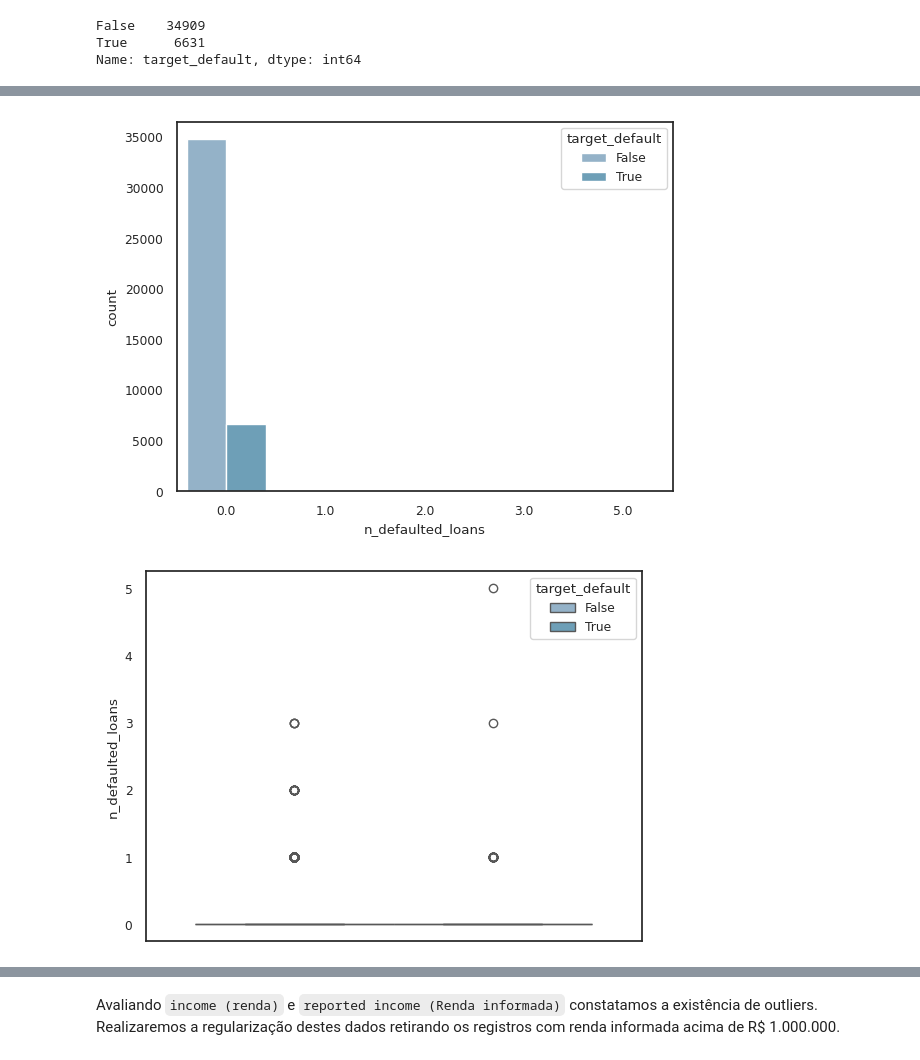
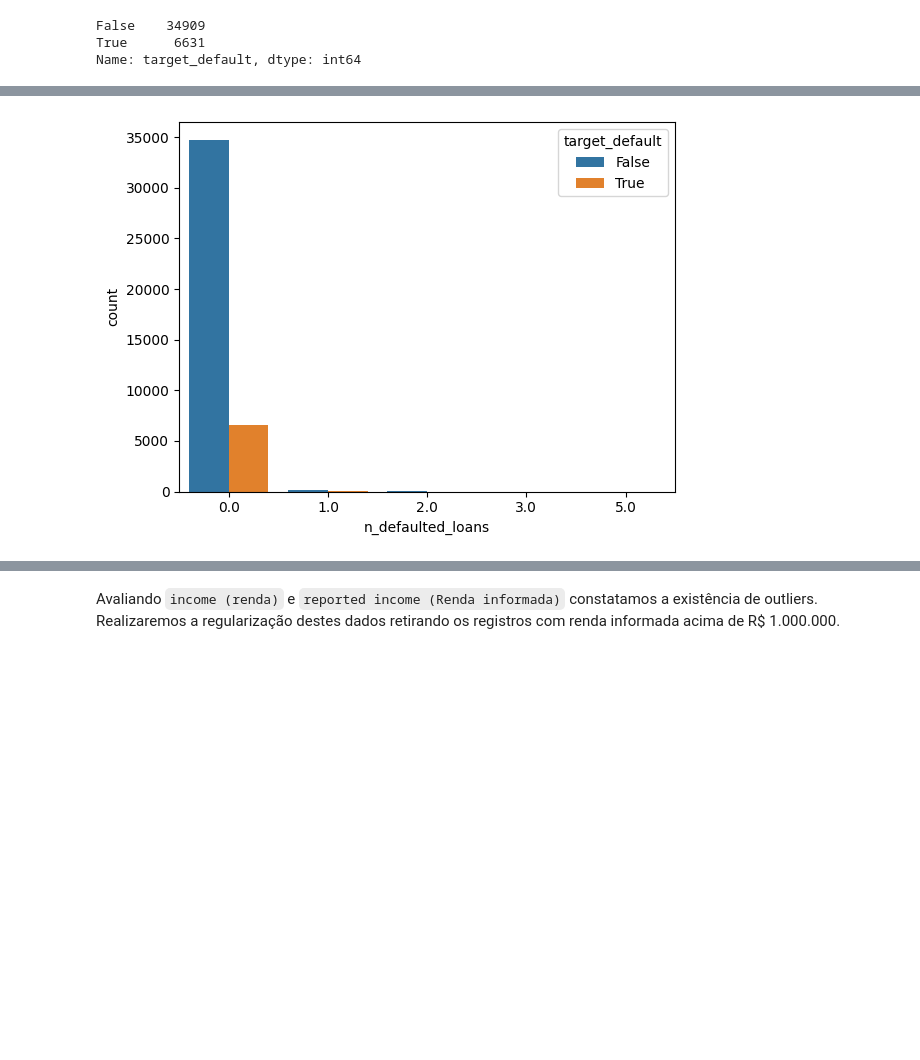
Before and after one commit to fayoshida/data-science, a Jupyter notebook: Credit_Scoring_Imbalanced/Risco_de_Crédito_Nubank.ipynb, the cells around one changed output, grey strips where cells are left out. Drawn from its saved outputs; the diff is of its cells as text; code cells hidden in the pictures; blank space fills up the shorter version.

```diff
--- a/Credit_Scoring_Imbalanced/Risco_de_Crédito_Nubank.ipynb
+++ b/Credit_Scoring_Imbalanced/Risco_de_Crédito_Nubank.ipynb
@@ -192,7 +213,16 @@ Analisando o resumo da estatística descritiva somos capazes de destacar algumas
 
 * Excluiremos registros que possuem valores nulos para `['n_bankruptcies', 'n_defaulted_loans','reported_income']`
 # %%
-#Removeremos valores inválidos para varíavel target.
+#Preencheremos valores 0 para nulos.
+
+df['last_amount_borrowed'].fillna(value=0, inplace=True)
+df['last_borrowed_in_months'].fillna(value=0, inplace=True)
+df['external_data_provider_credit_checks_last_year'].fillna(value=0, inplace=True)
+df['credit_limit'].fillna(value=0, inplace=True)
+df['n_issues'].fillna(value=0, inplace=True)
+df['facebook_profile'].fillna(value=False, inplace=True)
+
+#Removeremos valores inválidos para as demais variáveis.
 rows = df.shape[0]
 df.dropna(subset=['target_default'], inplace=True)
 print(f'target_default: {rows - df.shape[0]} linhas excluídas.')
@@ -203,6 +233,10 @@ df.dropna(subset=['reported_income'], inplace=True)
 print(f'reported_income: {rows - df.shape[0]} linhas excluídas.')
 rows=df.shape[0]
 
+df.dropna(subset=['income'], inplace=True)
+print(f'income: {rows - df.shape[0]} linhas excluídas.')
+rows=df.shape[0]
+
 df.dropna(subset=['n_bankruptcies'], inplace=True)
 print(f'n_bankruptcies: {rows - df.shape[0]} linhas excluídas.')
 rows=df.shape[0]
@@ -211,15 +245,6 @@ df.dropna(subset=['n_defaulted_loans'], inplace=True)
 print(f'n_defaulted_loans: {rows - df.shape[0]} linhas excluídas.')
 rows=df.shape[0]
 
-df['last_amount_borrowed'].fillna(value=0, inplace=True)
-df['last_borrowed_in_months'].fillna(value=0, inplace=True)
-
-df['external_data_provider_credit_checks_last_year'].fillna(value=0, inplace=True)
-df['credit_limit'].fillna(value=0, inplace=True)
-df['n_issues'].fillna(value=0, inplace=True)
-
-#df['facebook_profile'].fillna(value=False, inplace=True)
-
 df = df.copy().reset_index(drop=True)
 # %% [output]
 target_default: 3259 linhas excluídas.
@@ -267,11 +309,8 @@ plt.show()
 # %%
 sns.countplot(data=df, x='n_defaulted_loans', hue='target_default')
 plt.show()
-sns.boxplot(data=df, y='n_defaulted_loans', hue='target_default')
-plt.show()
 # %% [output]
-[figure, old version]
+[figure, new version]
-[figure, removed]
 # %%
 sns.histplot(data=df, x='n_accounts', hue='target_default')
 plt.show()
```
Also changed, not shown: parts of 42 cells of this notebook.
